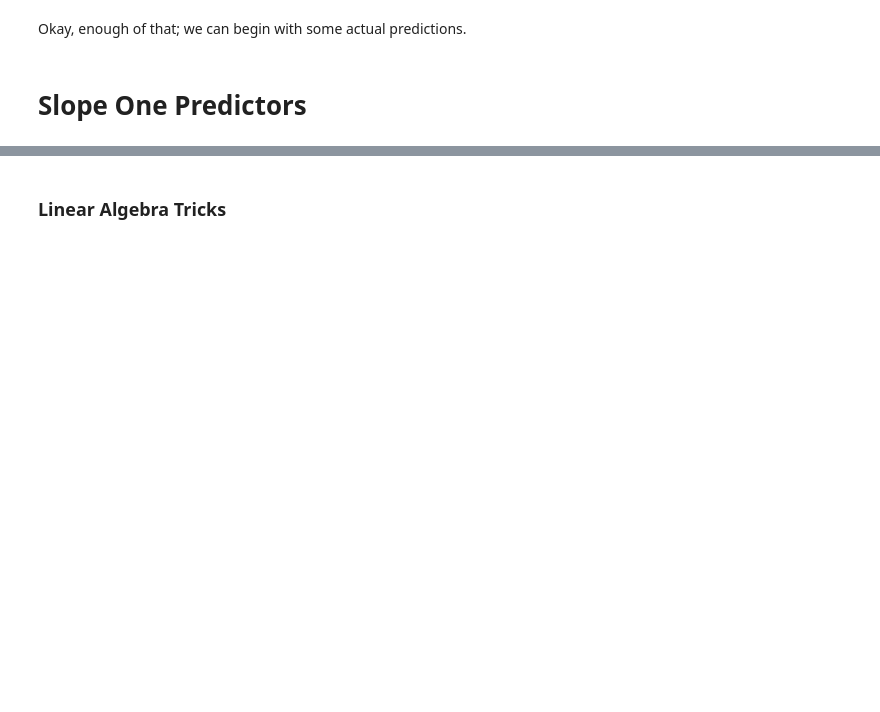
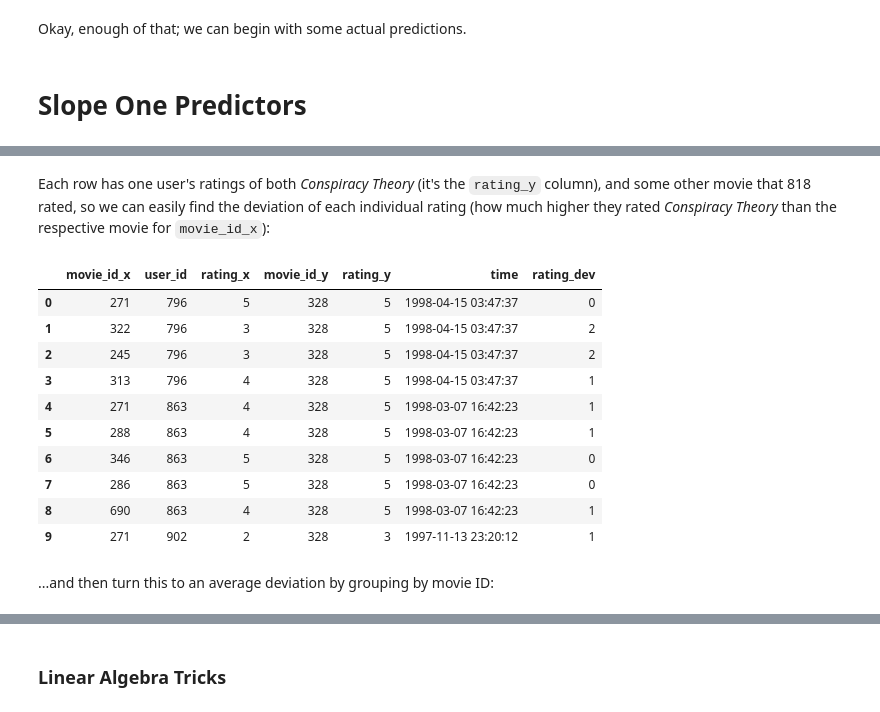
Before and after one commit to Hodapp87/recommender-examples, a Jupyter notebook: Recommender Systems.ipynb, the cells around one changed output, grey strips where cells are left out. Drawn from its saved outputs; the diff is of its cells as text; code cells hidden in the pictures; blank space fills up the shorter version.

```diff
--- a/Recommender Systems.ipynb
+++ b/Recommender Systems.ipynb
@@ -300,0 +316,5 @@ to a content-based one).
+# %%
+users_df = ml_train[ml_train.user_id == 818][["movie_id"]]. \
+    merge(ml_train, on="movie_id")[["movie_id", "user_id", "rating"]]. \
+    merge(ml_train[ml_train.movie_id == 328], on="user_id")
+users_df[:10]
@@ -300,0 +333,19 @@ to a content-based one).
+# %% [markdown]
+Each row has one user's ratings of both *Conspiracy Theory* (it's the `rating_y` column), and some other movie that 818 rated, so we can easily find the deviation of each individual rating (how much higher they rated *Conspiracy Theory* than the respective movie for `movie_id_x`):
+# %%
+users_df = users_df.assign(rating_dev = users_df.rating_y - users_df.rating_x)
+users_df[:10]
+# %% [output]
+|  | movie_id_x | user_id | rating_x | movie_id_y | rating_y | time | rating_dev |
+| 0 | 271 | 796 | 5 | 328 | 5 | 1998-04-15 03:47:37 | 0 |
+| 1 | 322 | 796 | 3 | 328 | 5 | 1998-04-15 03:47:37 | 2 |
+| 2 | 245 | 796 | 3 | 328 | 5 | 1998-04-15 03:47:37 | 2 |
+| 3 | 313 | 796 | 4 | 328 | 5 | 1998-04-15 03:47:37 | 1 |
+| 4 | 271 | 863 | 4 | 328 | 5 | 1998-03-07 16:42:23 | 1 |
+| 5 | 288 | 863 | 4 | 328 | 5 | 1998-03-07 16:42:23 | 1 |
+| 6 | 346 | 863 | 5 | 328 | 5 | 1998-03-07 16:42:23 | 0 |
+| 7 | 286 | 863 | 5 | 328 | 5 | 1998-03-07 16:42:23 | 0 |
+| 8 | 690 | 863 | 4 | 328 | 5 | 1998-03-07 16:42:23 | 1 |
+| 9 | 271 | 902 | 2 | 328 | 3 | 1997-11-13 23:20:12 | 1 |
+# %% [markdown]
+...and then turn this to an average deviation by grouping by movie ID:
```
Also changed, not shown: parts of 48 cells of this notebook.
